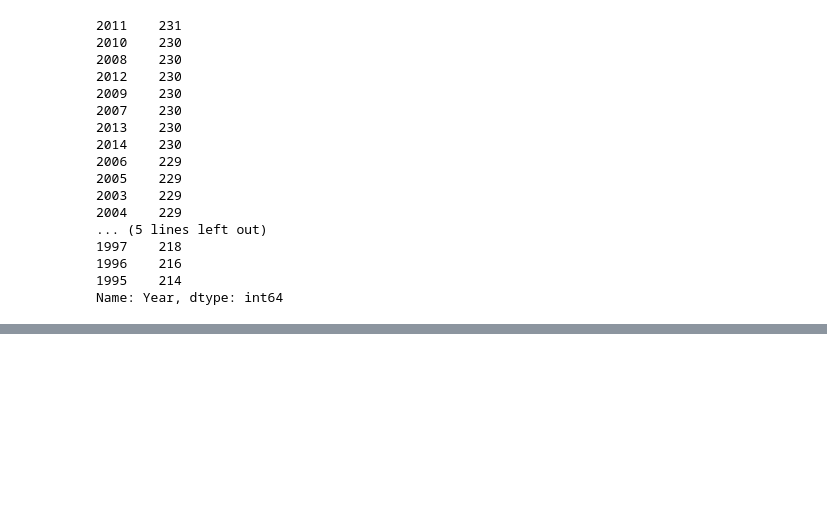
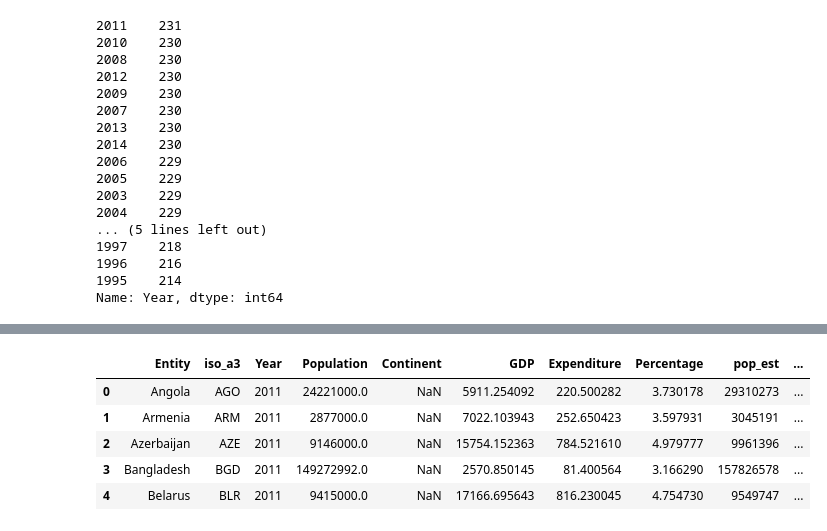
Before and after one commit to abhijeetknayak/Utilities, a Jupyter notebook: Data-Science/Country-Data/country-data-analysis.ipynb, the cells around one changed output, grey strips where cells are left out. Drawn from its saved outputs; the diff is of its cells as text; code cells hidden in the pictures; blank space fills up the shorter version.

Commit message:
Countries with less than 5% heathcare expenditure

```diff
--- a/Data-Science/Country-Data/country-data-analysis.ipynb
+++ b/Data-Science/Country-Data/country-data-analysis.ipynb
@@ -368,0 +390,3 @@ Name: Year, dtype: int64
+# %%
+expenditure['Percentage'] = expenditure['Expenditure'] * 100.0 / expenditure['GDP']
+expenditure.head()
@@ -368,0 +402,3 @@ Name: Year, dtype: int64
+# %%
+filtered_df = expenditure[(expenditure['Year'] == 2011) & (expenditure['Percentage'] < 5.0)].copy()
+filtered_df['Entity'].unique()
@@ -368,0 +426,5 @@ Name: Year, dtype: int64
+# %%
+# Plot all of these countries on the map
+worldfilepath = gpd.datasets.get_path('naturalearth_lowres')
+world = gpd.read_file(worldfilepath)
+world.head()
@@ -368,0 +438,11 @@ Name: Year, dtype: int64
+# %%
+filtered_df.rename(columns={'Code': 'iso_a3'}, inplace=True)
+five_percent = filtered_df.merge(world, on='iso_a3')
+five_percent.head()
+# %% [output]
+|  | Entity | iso_a3 | Year | Population | Continent | GDP | Expenditure | Percentage | pop_est | ... |
+| 0 | Angola | AGO | 2011 | 24221000.0 | NaN | 5911.254092 | 220.500282 | 3.730178 | 29310273 | ... |
+| 1 | Armenia | ARM | 2011 | 2877000.0 | NaN | 7022.103943 | 252.650423 | 3.597931 | 3045191 | ... |
+| 2 | Azerbaijan | AZE | 2011 | 9146000.0 | NaN | 15754.152363 | 784.521610 | 4.979777 | 9961396 | ... |
+| 3 | Bangladesh | BGD | 2011 | 149272992.0 | NaN | 2570.850145 | 81.400564 | 3.166290 | 157826578 | ... |
+| 4 | Belarus | BLR | 2011 | 9415000.0 | NaN | 17166.695643 | 816.230045 | 4.754730 | 9549747 | ... |
```
Also changed, not shown: parts of 8 cells of this notebook.
